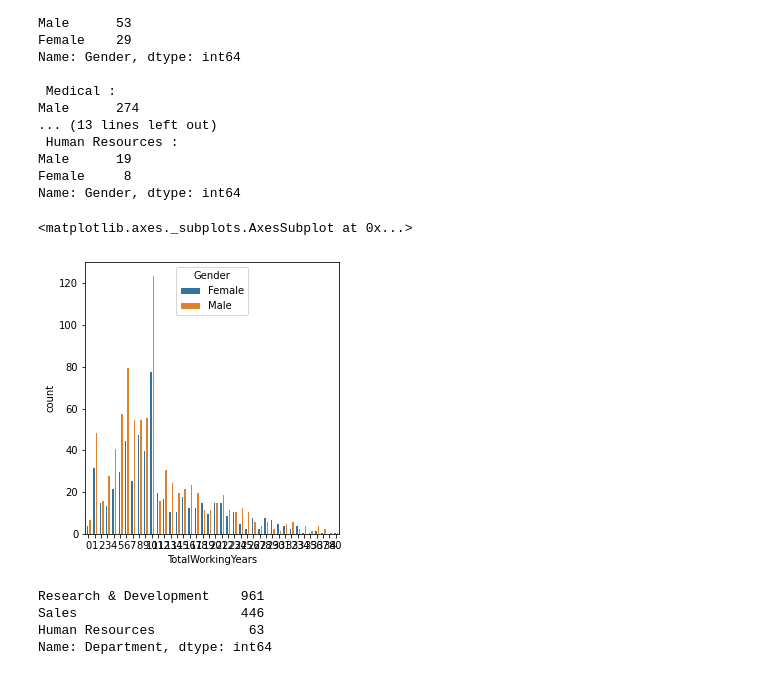
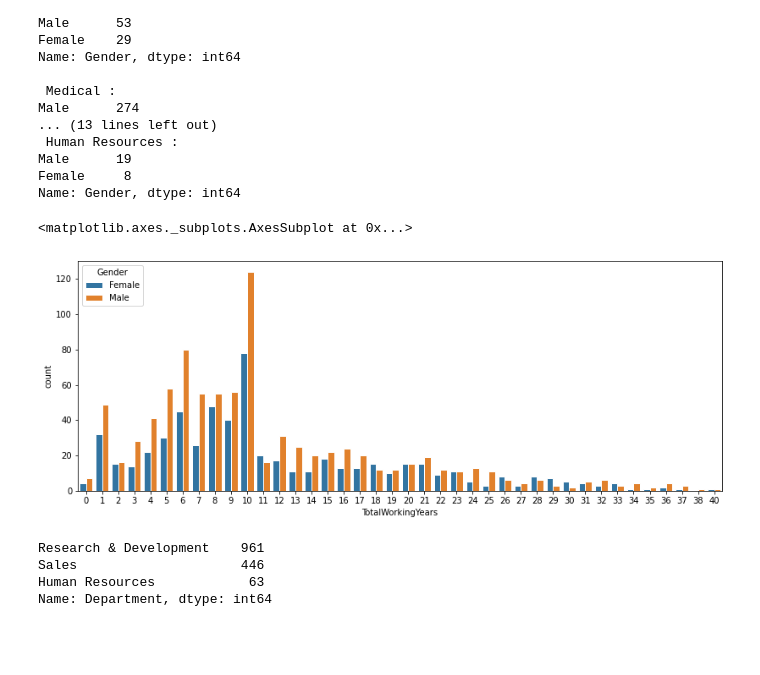
Before and after one commit to Shambhurajdesai/Data-analysis, a Jupyter notebook: Employee_Attrition.ipynb, the cells around one changed output. Drawn from its saved outputs; the diff is of its cells as text; code cells hidden in the pictures; blank space fills up the shorter version.

```diff
--- a/Employee_Attrition.ipynb
+++ b/Employee_Attrition.ipynb
@@ -315,12 +315,12 @@ Male      19
 Female     8
 Name: Gender, dtype: int64
 # %%
-plt.figure(figsize=(10,5))
+plt.figure(figsize=(30,5))
 plt.subplot(1,2,2)
 sns.countplot('TotalWorkingYears',hue='Gender',ec='white',data=df)
 # %% [output]
 <matplotlib.axes._subplots.AxesSubplot at 0x...>
-[figure, old version]
+[figure, new version]
 # %%
 df['Department'].value_counts()
 # %% [output]
```
Also changed, not shown: parts of 5 cells of this notebook.
